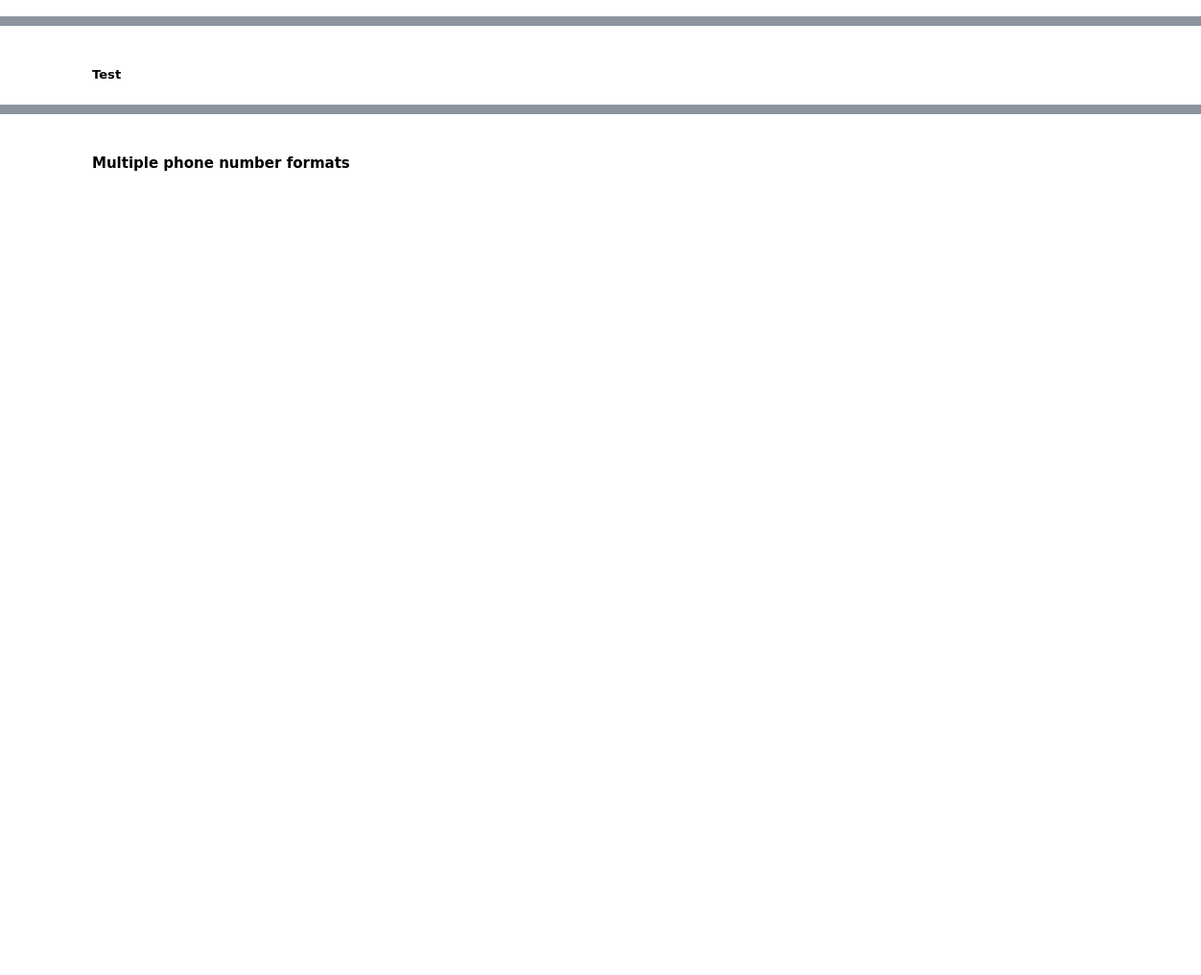
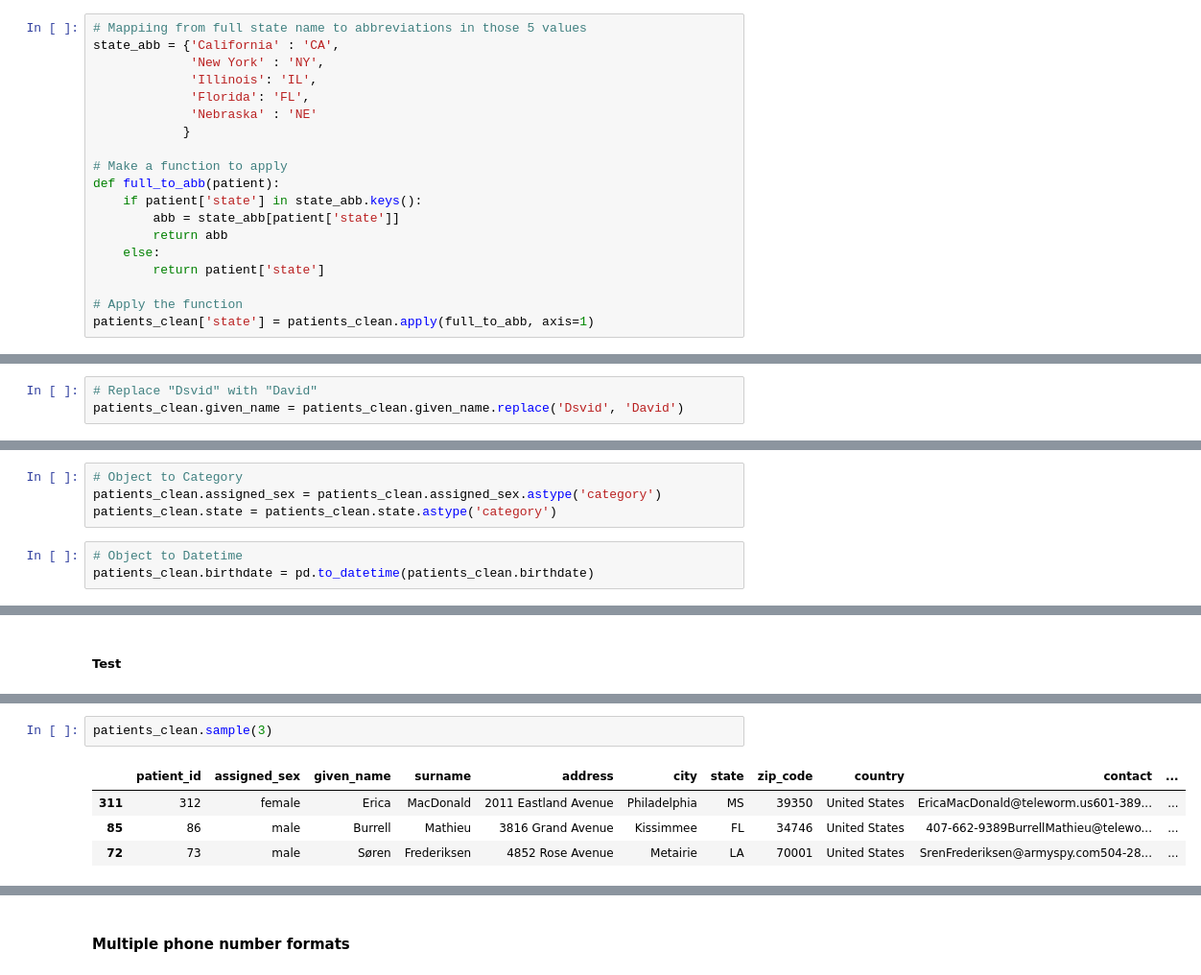
Before and after one commit to nare0317/Udacity_Data-Analyst-Nanodegree, a Jupyter notebook: 4. Data Wrangling/04 - Cleaning Data/12 - Cleaning Student.ipynb, the cells around one changed output, grey strips where cells are left out. Shown at 96% size. Cells and saved outputs as stored; diff of their text form; blank space fills up the shorter version.

```diff
--- a/4. Data Wrangling/04 - Cleaning Data/12 - Cleaning Student.ipynb
+++ b/4. Data Wrangling/04 - Cleaning Data/12 - Cleaning Student.ipynb
@@ -664,2 +716,21 @@ dtype: object
+# %%
+# Mappiing from full state name to abbreviations in those 5 values
+state_abb = {'California' : 'CA',
+             'New York' : 'NY',
+             'Illinois': 'IL',
+             'Florida': 'FL',
+             'Nebraska' : 'NE'
+            }
+
+# Make a function to apply
+def full_to_abb(patient):
+    if patient['state'] in state_abb.keys():
+        abb = state_abb[patient['state']]
+        return abb
+    else:
+        return patient['state']
+
+# Apply the function
+patients_clean['state'] = patients_clean.apply(full_to_abb, axis=1)
 # %% [markdown]
 ##### Test
@@ -677,2 +764,5 @@ dtype: object
+# %%
+# Replace "Dsvid" with "David"
+patients_clean.given_name = patients_clean.given_name.replace('Dsvid', 'David')
 # %% [markdown]
 ##### Test
@@ -689,0 +824,7 @@ dtype: object
+# %%
+# Object to Category
+patients_clean.assigned_sex = patients_clean.assigned_sex.astype('category')
+patients_clean.state = patients_clean.state.astype('category')
+# %%
+# Object to Datetime
+patients_clean.birthdate = pd.to_datetime(patients_clean.birthdate)
@@ -693,0 +874,7 @@ dtype: object
+# %%
+patients_clean.sample(3)
+# %% [output]
+|  | patient_id | assigned_sex | given_name | surname | address | city | state | zip_code | country | contact | ... |
+| 311 | 312 | female | Erica | MacDonald | 2011 Eastland Avenue | Philadelphia | MS | 39350 | United States | EricaMacDonald@teleworm.us601-389... | ... |
+| 85 | 86 | male | Burrell | Mathieu | 3816 Grand Avenue | Kissimmee | FL | 34746 | United States | 407-662-9389BurrellMathieu@telewo... | ... |
+| 72 | 73 | male | Søren | Frederiksen | 4852 Rose Avenue | Metairie | LA | 70001 | United States | SrenFrederiksen@armyspy.com504-28... | ... |
```
Also changed, not shown: parts of 68 cells of this notebook.
